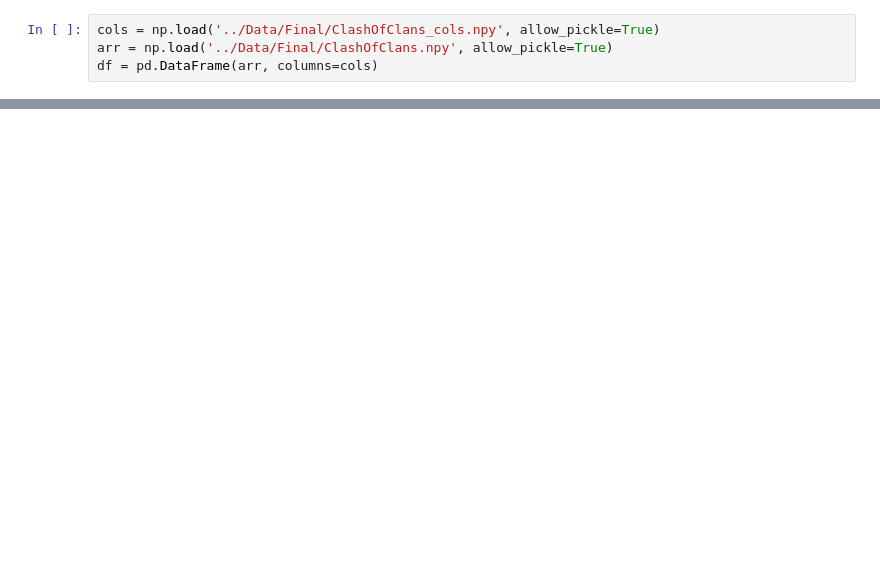
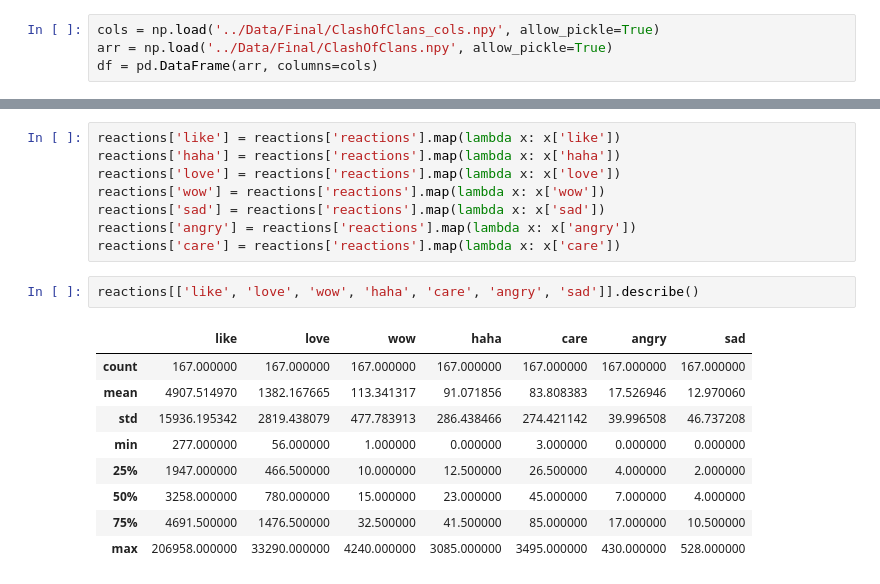
Before and after one commit to longluv1605/final-project-Python-DataAnalyst, a Jupyter notebook: Analysing and Visualising/Analyze.ipynb, the cells around one changed output, grey strips where cells are left out. Saved outputs shown, nothing was run; the diff lists cells and outputs as text; blank space fills up the shorter version.

```diff
--- a/Analysing and Visualising/Analyze.ipynb
+++ b/Analysing and Visualising/Analyze.ipynb
@@ -229,0 +95,20 @@ axs[1, 3].remove()
+# %%
+reactions['like'] = reactions['reactions'].map(lambda x: x['like'])
+reactions['haha'] = reactions['reactions'].map(lambda x: x['haha'])
+reactions['love'] = reactions['reactions'].map(lambda x: x['love'])
+reactions['wow'] = reactions['reactions'].map(lambda x: x['wow'])
+reactions['sad'] = reactions['reactions'].map(lambda x: x['sad'])
+reactions['angry'] = reactions['reactions'].map(lambda x: x['angry'])
+reactions['care'] = reactions['reactions'].map(lambda x: x['care'])
+# %%
+reactions[['like', 'love', 'wow', 'haha', 'care', 'angry', 'sad']].describe()
+# %% [output]
+|  | like | love | wow | haha | care | angry | sad |
+| count | 167.000000 | 167.000000 | 167.000000 | 167.000000 | 167.000000 | 167.000000 | 167.000000 |
+| mean | 4907.514970 | 1382.167665 | 113.341317 | 91.071856 | 83.808383 | 17.526946 | 12.970060 |
+| std | 15936.195342 | 2819.438079 | 477.783913 | 286.438466 | 274.421142 | 39.996508 | 46.737208 |
+| min | 277.000000 | 56.000000 | 1.000000 | 0.000000 | 3.000000 | 0.000000 | 0.000000 |
+| 25% | 1947.000000 | 466.500000 | 10.000000 | 12.500000 | 26.500000 | 4.000000 | 2.000000 |
+| 50% | 3258.000000 | 780.000000 | 15.000000 | 23.000000 | 45.000000 | 7.000000 | 4.000000 |
+| 75% | 4691.500000 | 1476.500000 | 32.500000 | 41.500000 | 85.000000 | 17.000000 | 10.500000 |
+| max | 206958.000000 | 33290.000000 | 4240.000000 | 3085.000000 | 3495.000000 | 430.000000 | 528.000000 |
```
Also changed, not shown: parts of 43 cells of this notebook, 1 other file.
